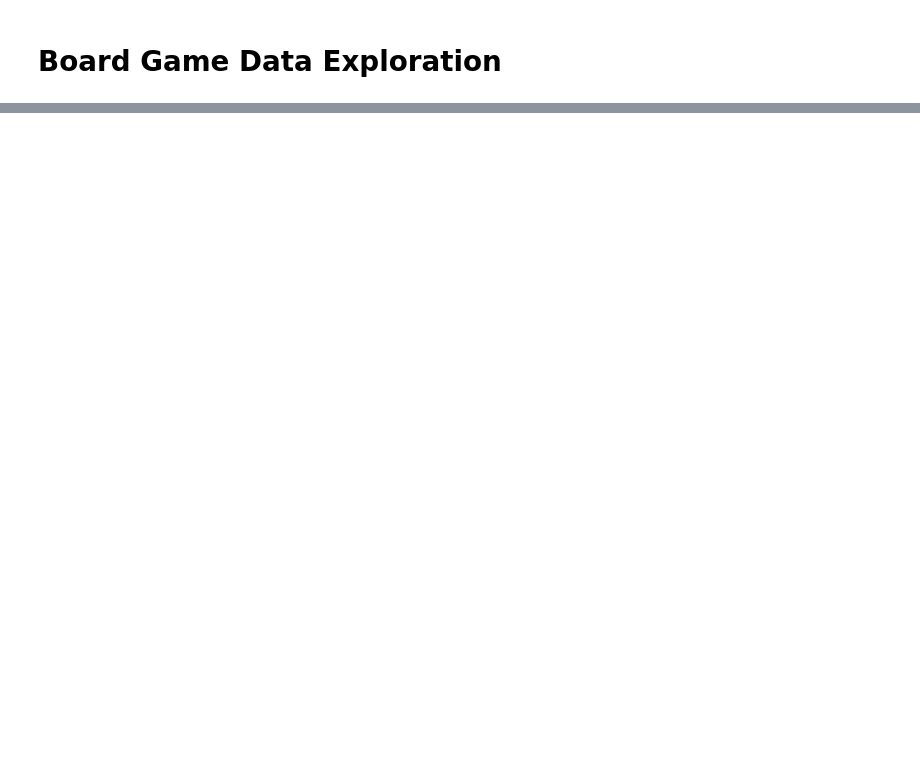
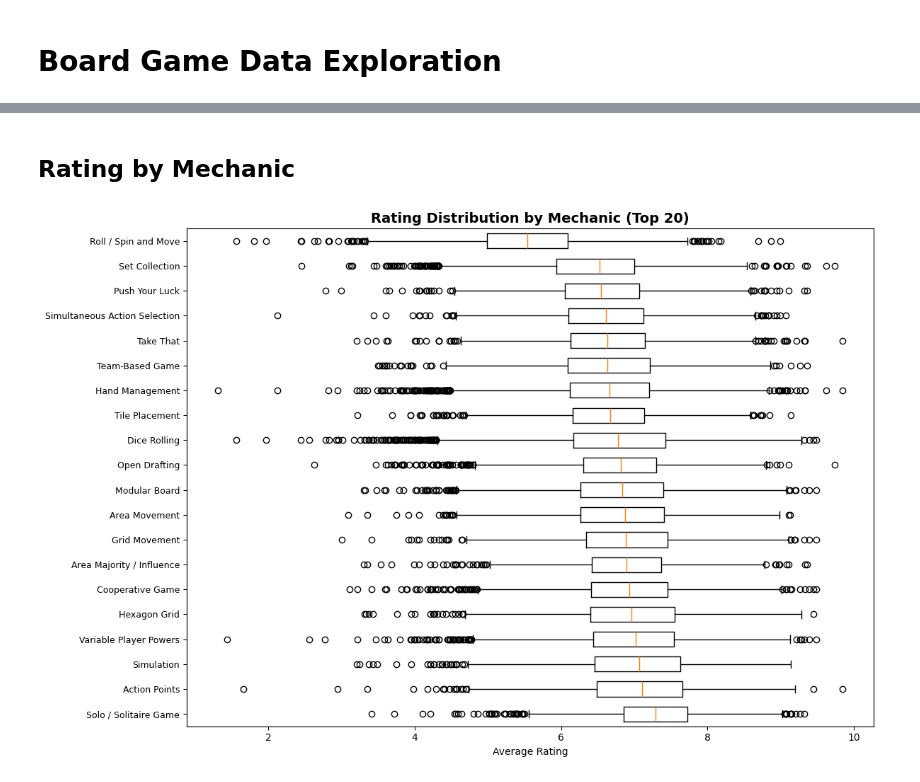
Before and after one commit to sgrumo/bgg-reccomendation-system, a Jupyter notebook: recommender/explore.ipynb, the cells around one changed output, grey strips where cells are left out. Cells and saved outputs as stored; diff of their text form; code cells hidden in the pictures; blank space fills up the shorter version.

```diff
--- a/recommender/explore.ipynb
+++ b/recommender/explore.ipynb
@@ -24,0 +61,6 @@ NameError: name 'plot_top_categories_and_mechanics' is not defined
+# %% [markdown]
+## Rating by Mechanic
+# %%
+plot_mechanic_vs_rating(df)
+# %% [output]
+[figure, added]
```
Also changed, not shown: parts of 10 cells of this notebook, 4 other files.
